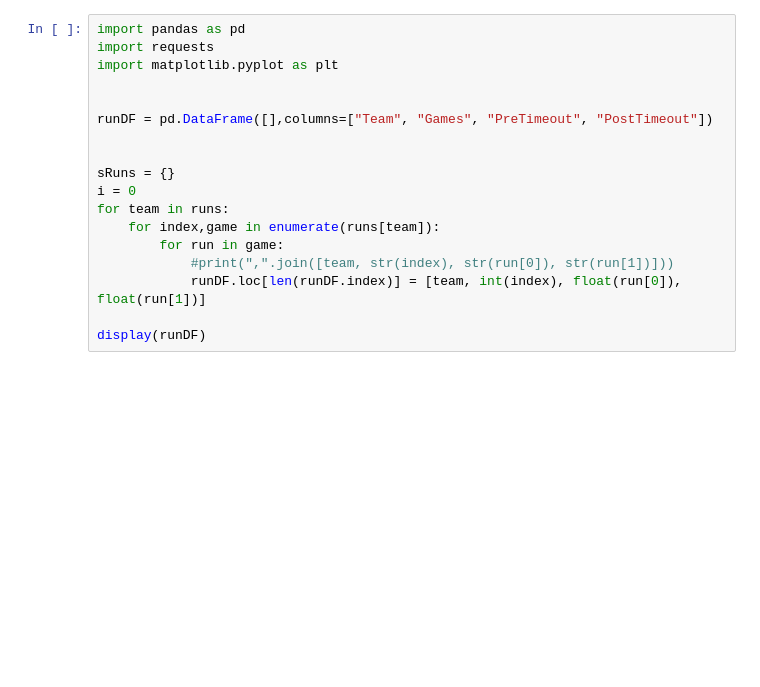
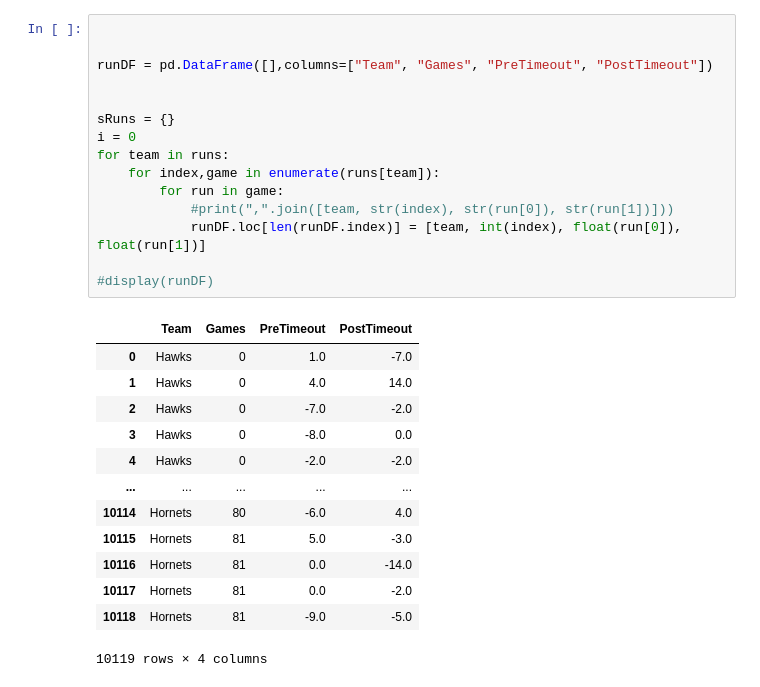
Before and after one commit to Temesgen13/NBASTATS, a Jupyter notebook: Scratchforplots.ipynb, the cells around one changed output. Saved outputs shown, nothing was run; the diff lists cells and outputs as text; blank space fills up the shorter version.

```diff
--- a/Scratchforplots.ipynb
+++ b/Scratchforplots.ipynb
@@ -5,21 +21,32 @@ runs = {'Hawks': [[[7, -2], [8, 0]], [[10, -14]], [[22, -5]], [[9, 5], [10, 8],
 # %%
-import pandas as pd
-import requests
-import matplotlib.pyplot as plt
 
 
 runDF = pd.DataFrame([],columns=["Team", "Games", "PreTimeout", "PostTimeout"])
 
 
 sRuns = {}
 i = 0
 for team in runs:
     for index,game in enumerate(runs[team]):
         for run in game:
             #print(",".join([team, str(index), str(run[0]), str(run[1])]))
             runDF.loc[len(runDF.index)] = [team, int(index), float(run[0]), float(run[1])]
 
-display(runDF)
+#display(runDF)
+# %% [output]
+|  | Team | Games | PreTimeout | PostTimeout |
+| 0 | Hawks | 0 | 1.0 | -7.0 |
+| 1 | Hawks | 0 | 4.0 | 14.0 |
+| 2 | Hawks | 0 | -7.0 | -2.0 |
+| 3 | Hawks | 0 | -8.0 | 0.0 |
+| 4 | Hawks | 0 | -2.0 | -2.0 |
+| ... | ... | ... | ... | ... |
+| 10114 | Hornets | 80 | -6.0 | 4.0 |
+| 10115 | Hornets | 81 | 5.0 | -3.0 |
+| 10116 | Hornets | 81 | 0.0 | -14.0 |
+| 10117 | Hornets | 81 | 0.0 | -2.0 |
+| 10118 | Hornets | 81 | -9.0 | -5.0 |
+10119 rows × 4 columns
 # %%
 import matplotlib.pyplot as plt
 import numpy as np
```
Also changed, not shown: parts of 3 cells of this notebook, 4 other files.
